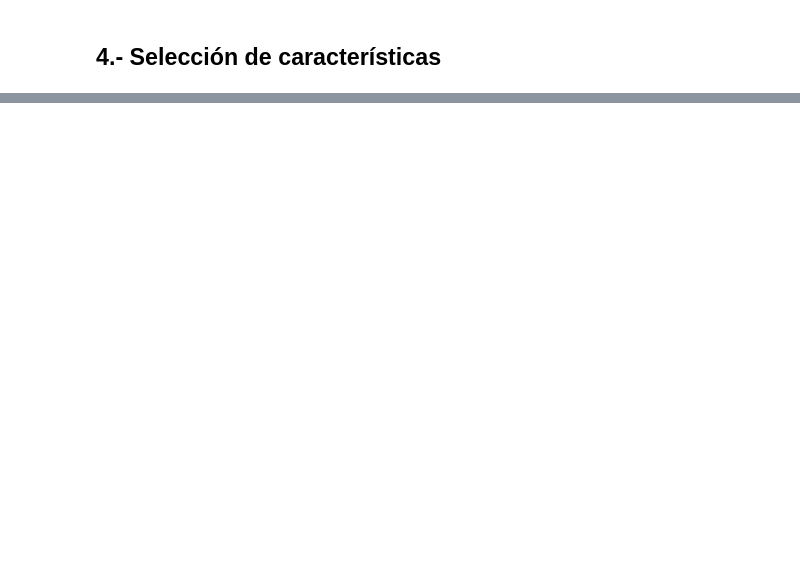
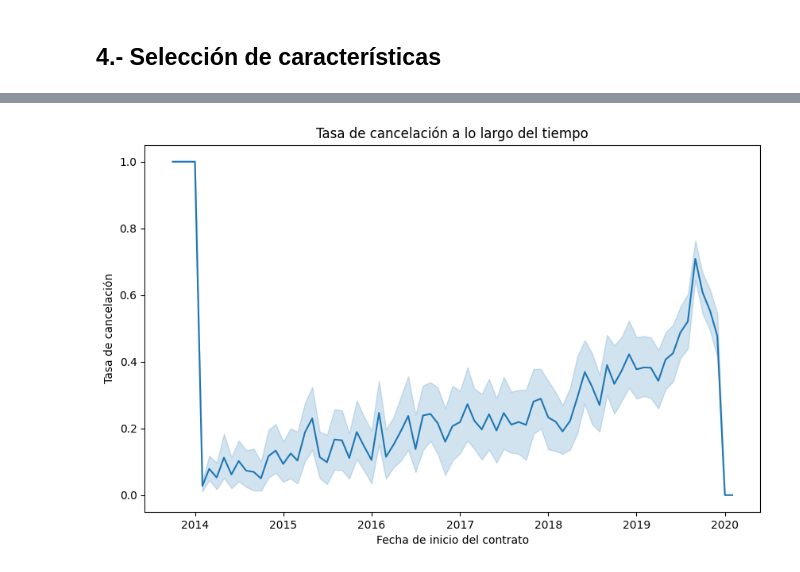
Before and after one commit to fcolozanom/interconnect_churn_forecast, a Jupyter notebook: interconnect_churn_forecast.ipynb, the cells around one changed output, grey strips where cells are left out. Cells and saved outputs as stored; diff of their text form; code cells hidden in the pictures; blank space fills up the shorter version.

```diff
--- a/interconnect_churn_forecast.ipynb
+++ b/interconnect_churn_forecast.ipynb
@@ -276,0 +358,10 @@ Por ejemplo, la celda en la intersección de "MonthlyCharges" y "TotalCharges" t
+# %%
+# Análisis temporal
+plt.figure(figsize=(10, 6))
+sns.lineplot(data=merged_data, x='BeginDate', y='Churn', estimator='mean')
+plt.title('Tasa de cancelación a lo largo del tiempo')
+plt.xlabel('Fecha de inicio del contrato')
+plt.ylabel('Tasa de cancelación')
+plt.show()
+# %% [output]
+[figure, added]
```
Also changed, not shown: parts of 21 cells of this notebook, 1 other file.
